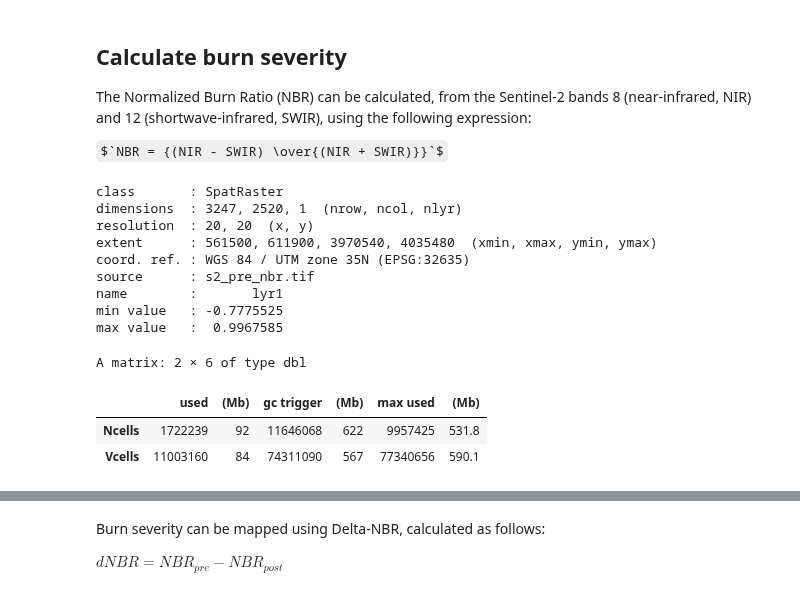
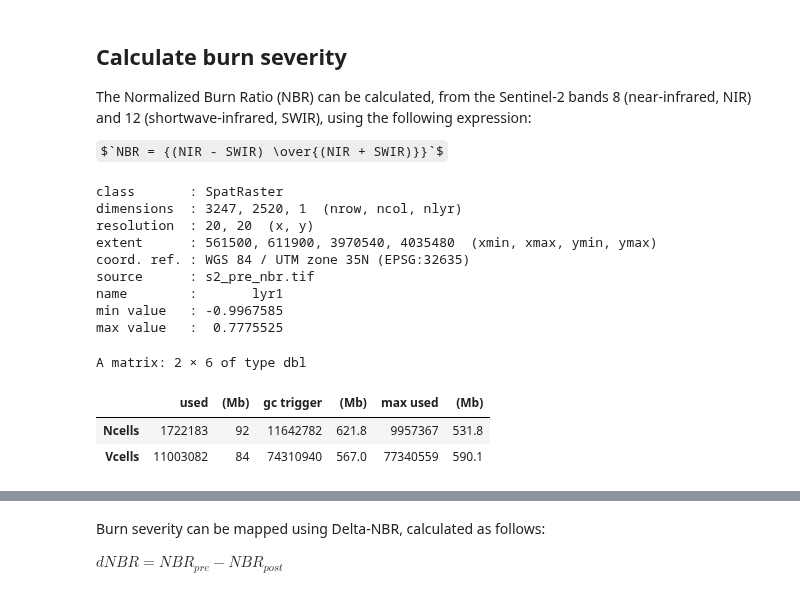
Before and after one commit to LTER-LIFE/vl-geospatial-toolbox, a Jupyter notebook: rhodes.ipynb, the cells around one changed output, grey strips where cells are left out. Drawn from its saved outputs; the diff is of its cells as text; code cells hidden in the pictures; some formulas as TeX source.

```diff
--- a/rhodes.ipynb
+++ b/rhodes.ipynb
@@ -484,25 +466,25 @@ $`NBR = {(NIR - SWIR) \over{(NIR + SWIR)}}`$
 # %%
 ## Compute pre-fire Normalised Burn Ratio (NBR)
 s2_pre_path_nbr <- paste0(param_dir_out, "/s2_pre_nbr.tif")
 lapp(x = rast(s2_pre_path_c),
-     fun = function(B8A, B12) { ((B8A - B12) / (B8A + B12+ B8A)) },
+     fun = \(B8A, B12) ((B8A - B12) / (B8A + B12)),
      usenames = TRUE, cores = 3,
      filename = s2_pre_path_nbr, overwrite = TRUE)
 gc()
 # %% [output]
 class       : SpatRaster
 dimensions  : 3247, 2520, 1  (nrow, ncol, nlyr)
 resolution  : 20, 20  (x, y)
 extent      : 561500, 611900, 3970540, 4035480  (xmin, xmax, ymin, ymax)
 coord. ref. : WGS 84 / UTM zone 35N (EPSG:32635)
 source      : s2_pre_nbr.tif
 name        :       lyr1
-min value   : -0.7775525
-max value   :  0.9967585
+min value   : -0.9967585
+max value   :  0.7775525
 A matrix: 2 × 6 of type dbl
 |  | used | (Mb) | gc trigger | (Mb) | max used | (Mb) |
-| Ncells | 1722239 | 92 | 11646068 | 622 | 9957425 | 531.8 |
-| Vcells | 11003160 | 84 | 74311090 | 567 | 77340656 | 590.1 |
+| Ncells | 1722183 | 92 | 11642782 | 621.8 | 9957367 | 531.8 |
+| Vcells | 11003082 | 84 | 74310940 | 567.0 | 77340559 | 590.1 |
 # %%
 ## Compute post-fire Normalised Burn Ratio (NBR)
 s2_post_path_nbr <- paste0(param_dir_out, "/s2_post_nbr.tif")
```
Also changed, not shown: parts of 13 cells of this notebook.
